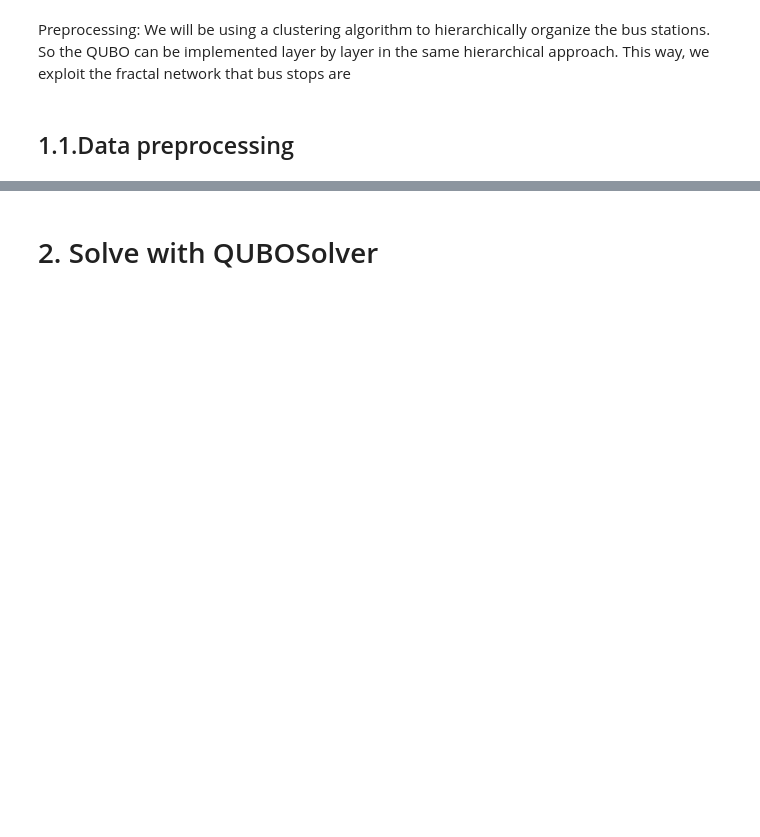
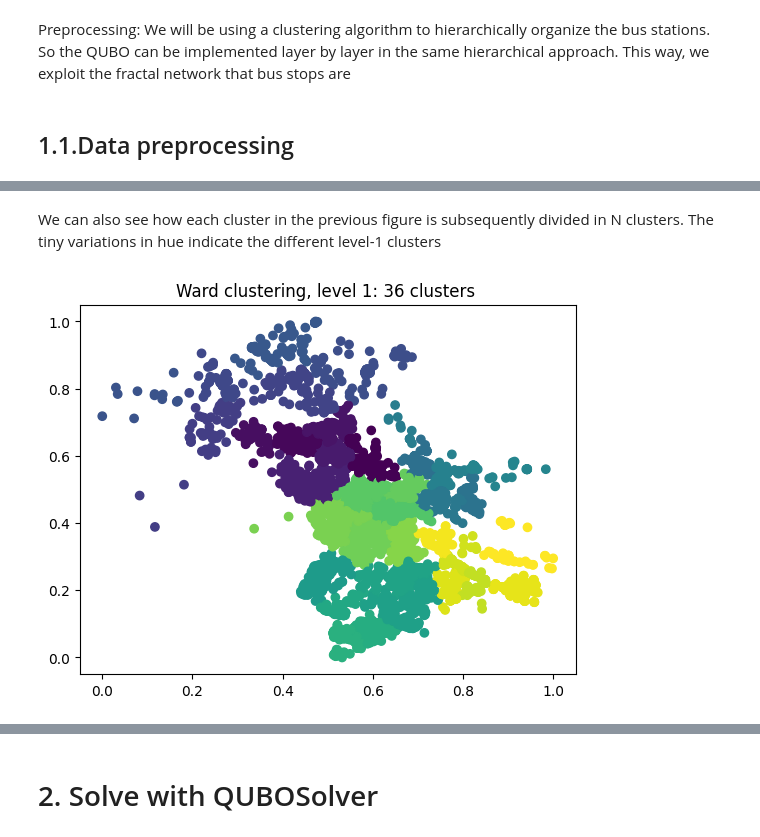
Before and after one commit to pasqal-io/Pasqal_Hackathon_Feb25_Team_03, a Jupyter notebook: get_bus_stops.ipynb, the cells around one changed output, grey strips where cells are left out. Cells and saved outputs as stored; diff of their text form; code cells hidden in the pictures; blank space fills up the shorter version.

```diff
--- a/get_bus_stops.ipynb
+++ b/get_bus_stops.ipynb
@@ -226,0 +390,11 @@ Text(0.5, 1.0, 'Kmeans for comparison')
+# %% [markdown]
+We can also see how each cluster in the previous figure is subsequently divided in N clusters. The tiny variations in hue indicate the different level-1 clusters
+# %%
+agg_labels = top_down[:,1]
+
+fig, ax = plt.subplots()
+ax.scatter(X.T[0], X.T[1], c=agg_labels)
+ax.set_title(f'Ward clustering, level 1: {n_clusters*n_clusters} clusters ')
+plt.show()
+# %% [output]
+[figure, added]
```
Also changed, not shown: parts of 24 cells of this notebook.
